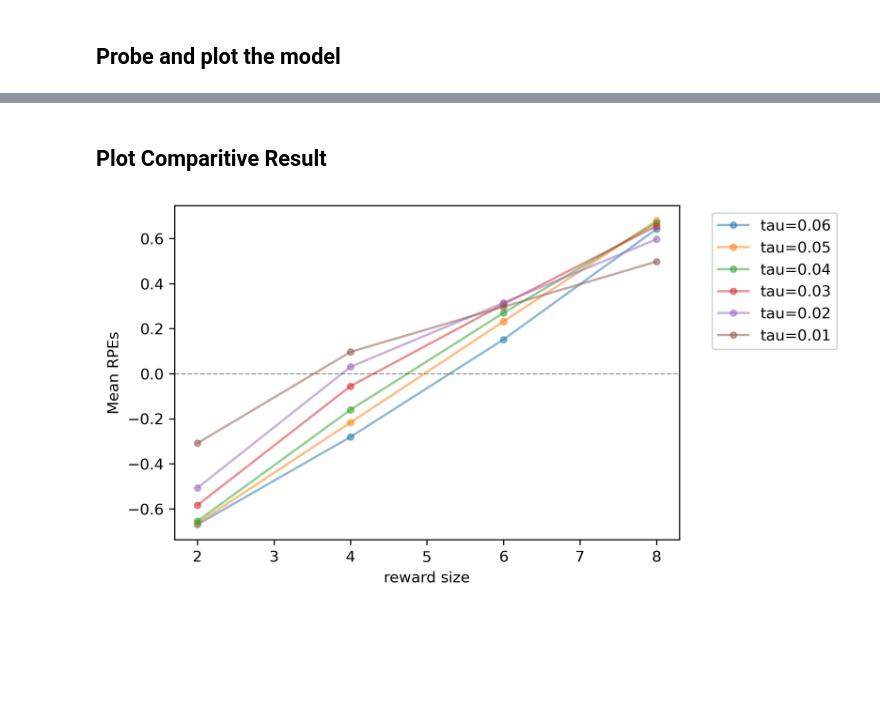
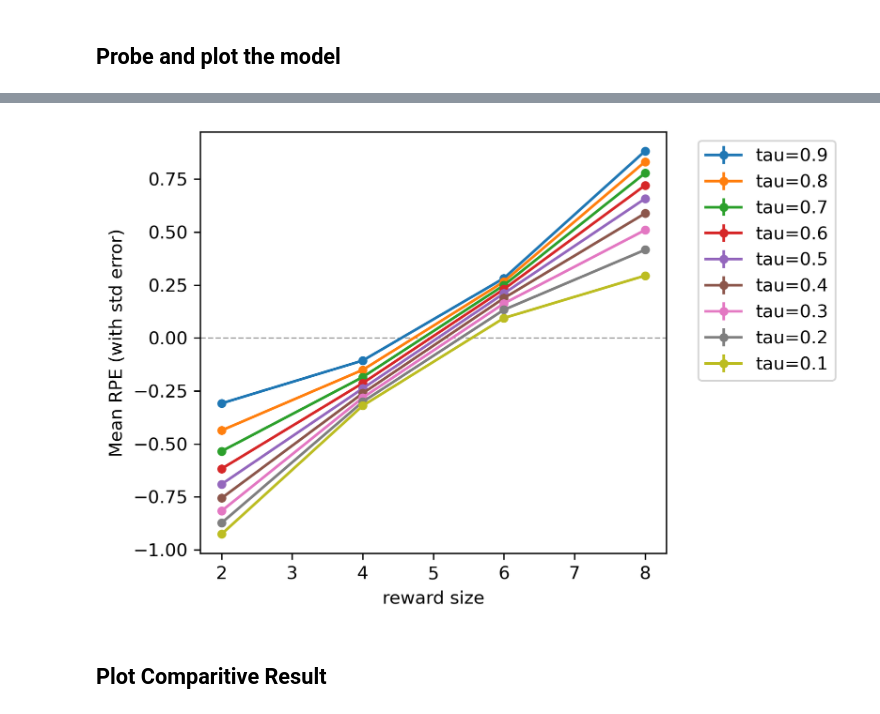
Before and after one commit to avg-bitsian/distributional-td-with-episodes, a Jupyter notebook: main_notebook.ipynb, the cells around one changed output, grey strips where cells are left out. Cells and saved outputs as stored; diff of their text form; code cells hidden in the pictures; blank space fills up the shorter version.

```diff
--- a/main_notebook.ipynb
+++ b/main_notebook.ipynb
@@ -117,9 +122,10 @@ rpe_means = []
 rpe_std_errors = []
 
 for reward_size in reward_sizes:
-    all_rpe = [trial.rpe[-1] for trial in responses if trial.reward_size == reward_size]
-    rpe_mean = np.mean(all_rpe)
-    rpe_std_error = np.std(all_rpe)/np.sqrt(len(all_rpe))
+    all_rpe = np.vstack([trial.rpe[-1] for trial in responses if trial.reward_size == reward_size])
+    # rpe_mean = np.mean(all_rpe)
+    rpe_mean = all_rpe.mean(axis=0)
+    rpe_std_error = np.std(all_rpe, axis=0)/np.sqrt(len(all_rpe))
     rpe_means.append(rpe_mean)
     rpe_std_errors.append(rpe_std_error)
 
@@ -127,6 +133,9 @@ for reward_size in reward_sizes:
 if save_model:
     np.savetxt(path_to_models + model_name + '_mean_rpes.txt', rpe_means)
     np.savetxt(path_to_models + model_name + '_rpe_std_errors.txt', rpe_std_errors)
+# %%
+rpe_means_k = list(map(list, zip(*rpe_means)))
+rpe_std_errors_k = list(map(list, zip(*rpe_std_errors)))
 # %%
 #plotting the results
 rsizes = E.rew_size_distributions[0].rew_sizes
@@ -164,2 +167,17 @@ plt.show()
+# %%
+plt.figure(figsize=(6, 4), dpi=300)
+for k in range(len(tau_vector)):
+    plt.errorbar(reward_sizes, rpe_means_k[k], yerr=rpe_std_errors_k[k], fmt='o-', label=f'tau={tau_vector[k]}', ms=4)
+plt.axhline(y=0, color='k', linestyle='--', alpha=0.4, linewidth=0.8)
+plt.xlabel('reward size')
+plt.ylabel('Mean RPE (with std error)')
+plt.legend(bbox_to_anchor=(1.05, 1))
+plt.tight_layout()
+
+if save_model:
+    plt.savefig(path_to_models + model_name + "_comparative_results", bbox_inches='tight')
+plt.show()
+# %% [output]
+[figure, added]
 # %% [markdown]
 ## Plot Comparitive Result
@@ -192,30 +232,28 @@ mean_rpes_1_9 = np.loadtxt(file_path+"(+01)(-09)_with_250epochs_mean_rpes.txt")
 # %%
-plt.figure(figsize=(6,4), dpi=300)
-# plt.errorbar(reward_sizes, mean_rpes_8_2, yerr=std_errors_8_2, fmt='o-', ecolor='m', ms=4, linewidth=1, elinewidth=1, label='tau=0.08', alpha=0.5)
-# plt.errorbar(reward_sizes, mean_rpes_7_3, yerr=std_errors_7_3, fmt='o-', ecolor='r', ms=4, linewidth=1, elinewidth=1, label='tau=0.07', alpha=0.5)
-# plt.errorbar(reward_sizes, mean_rpes_6_4, yerr=std_errors_6_4, fmt='o-', ecolor='y', ms=4, linewidth=1, elinewidth=1, label='tau=0.06', alpha=0.5)
-# plt.errorbar(reward_sizes, mean_rpes_5_5, yerr=std_errors_5_5, fmt='o-', ecolor='g', ms=4, linewidth=1, elinewidth=1, label='tau=0.05', alpha=0.5)
-# plt.errorbar(reward_sizes, mean_rpes_4_6, yerr=std_errors_4_6, fmt='o-', ecolor='b', ms=4, linewidth=1, elinewidth=1, label='tau=0.04', alpha=0.5)
-# plt.errorbar(reward_sizes, mean_rpes_3_7, yerr=std_errors_3_7, fmt='o-', ecolor='k', ms=4, linewidth=1, elinewidth=1, label='tau=0.03', alpha=0.5)
-# plt.errorbar(reward_sizes, mean_rpes_2_8, yerr=std_errors_2_8, fmt='o-', ecolor='m', ms=4, linewidth=1, elinewidth=1, label='tau=0.02', alpha=0.5)
-# plt.errorbar(reward_sizes, mean_rpes_1_9, yerr=std_errors_1_9, fmt='o-', ecolor='m', ms=4, linewidth=1, elinewidth=1, label='tau=0.01', alpha=0.5)
-# plt.ylabel('Mean RPEs (with standard errors)')
+# plt.figure(figsize=(6,4), dpi=300)
+# # plt.errorbar(reward_sizes, mean_rpes_8_2, yerr=std_errors_8_2, fmt='o-', ecolor='m', ms=4, linewidth=1, elinewidth=1, label='tau=0.08', alpha=0.5)
+# # plt.errorbar(reward_sizes, mean_rpes_7_3, yerr=std_errors_7_3, fmt='o-', ecolor='r', ms=4, linewidth=1, elinewidth=1, label='tau=0.07', alpha=0.5)
+# # plt.errorbar(reward_sizes, mean_rpes_6_4, yerr=std_errors_6_4, fmt='o-', ecolor='y', ms=4, linewidth=1, elinewidth=1, label='tau=0.06', alpha=0.5)
+# # plt.errorbar(reward_sizes, mean_rpes_5_5, yerr=std_errors_5_5, fmt='o-', ecolor='g', ms=4, linewidth=1, elinewidth=1, label='tau=0.05', alpha=0.5)
+# # plt.errorbar(reward_sizes, mean_rpes_4_6, yerr=std_errors_4_6, fmt='o-', ecolor='b', ms=4, linewidth=1, elinewidth=1, label='tau=0.04', alpha=0.5)
+# # plt.errorbar(reward_sizes, mean_rpes_3_7, yerr=std_errors_3_7, fmt='o-', ecolor='k', ms=4, linewidth=1, elinewidth=1, label='tau=0.03', alpha=0.5)
+# # plt.errorbar(reward_sizes, mean_rpes_2_8, yerr=std_errors_2_8, fmt='o-', ecolor='m', ms=4, linewidth=1, elinewidth=1, label='tau=0.02', alpha=0.5)
+# # plt.errorbar(reward_sizes, mean_rpes_1_9, yerr=std_errors_1_9, fmt='o-', ecolor='m', ms=4, linewidth=1, elinewidth=1, label='tau=0.01', alpha=0.5)
+# # plt.ylabel('Mean RPEs (with standard errors)')
 
-# plt.plot(reward_sizes, mean_rpes_8_2, 'o-', ms=4, label='tau=0.08', alpha=0.5)
-# plt.plot(reward_sizes, mean_rpes_7_3, 'o-', ms=4, label='tau=0.07', alpha=0.5)
-plt.plot(reward_sizes, mean_rpes_6_4, 'o-', ms=4, label='tau=0.06', alpha=0.5)
-plt.plot(reward_sizes, mean_rpes_5_5, 'o-', ms=4, label='tau=0.05', alpha=0.5)
-plt.plot(reward_sizes, mean_rpes_4_6, 'o-', ms=4, label='tau=0.04', alpha=0.5)
-plt.plot(reward_sizes, mean_rpes_3_7, 'o-', ms=4, label='tau=0.03', alpha=0.5)
-plt.plot(reward_sizes, mean_rpes_2_8, 'o-', ms=4, label='tau=0.02', alpha=0.5)
-plt.plot(reward_sizes, mean_rpes_1_9, 'o-', ms=4, label='tau=0.01', alpha=0.5)
-plt.ylabel('Mean RPEs')
+# # plt.plot(reward_sizes, mean_rpes_8_2, 'o-', ms=4, label='tau=0.08', alpha=0.5)
+# # plt.plot(reward_sizes, mean_rpes_7_3, 'o-', ms=4, label='tau=0.07', alpha=0.5)
+# plt.plot(reward_sizes, mean_rpes_6_4, 'o-', ms=4, label='tau=0.06', alpha=0.5)
+# plt.plot(reward_sizes, mean_rpes_5_5, 'o-', ms=4, label='tau=0.05', alpha=0.5)
+# plt.plot(reward_sizes, mean_rpes_4_6, 'o-', ms=4, label='tau=0.04', alpha=0.5)
+# plt.plot(reward_sizes, mean_rpes_3_7, 'o-', ms=4, label='tau=0.03', alpha=0.5)
+# plt.plot(reward_sizes, mean_rpes_2_8, 'o-', ms=4, label='tau=0.02', alpha=0.5)
+# plt.plot(reward_sizes, mean_rpes_1_9, 'o-', ms=4, label='tau=0.01', alpha=0.5)
+# plt.ylabel('Mean RPEs')
 
-plt.axhline(y=0, color='k', linestyle='--', alpha=0.4, linewidth=0.8)
-# plt.axvline(x=5, color='k', linestyle='--', alpha=0.4, linewidth=0.8)
-plt.xlabel('reward size')
-plt.legend(bbox_to_anchor=(1.05, 1))
-plt.show()
+# plt.axhline(y=0, color='k', linestyle='--', alpha=0.4, linewidth=0.8)
+# # plt.axvline(x=5, color='k', linestyle='--', alpha=0.4, linewidth=0.8)
+# plt.xlabel('reward size')
+# plt.legend(bbox_to_anchor=(1.05, 1))
+# plt.show()
-# %% [output]
-[figure, removed]
 # %%
```
Also changed, not shown: parts of 6 cells of this notebook.
